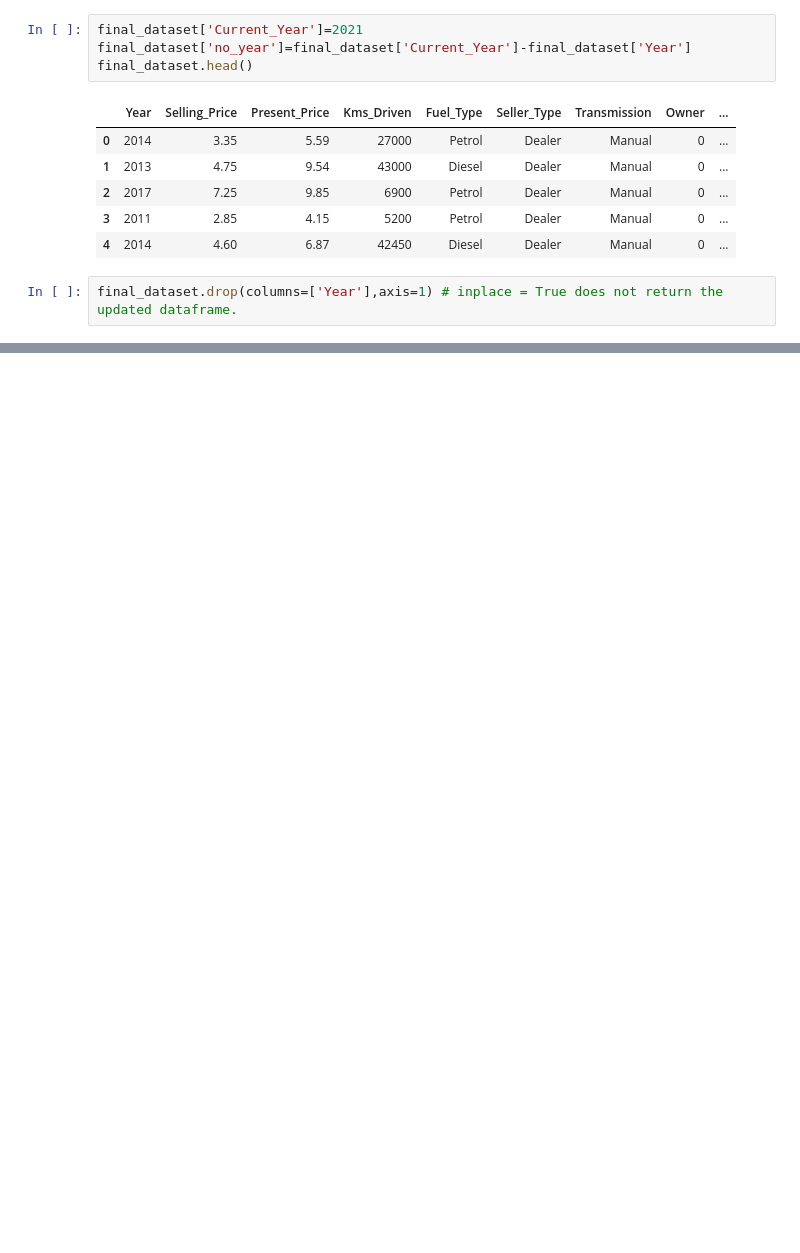
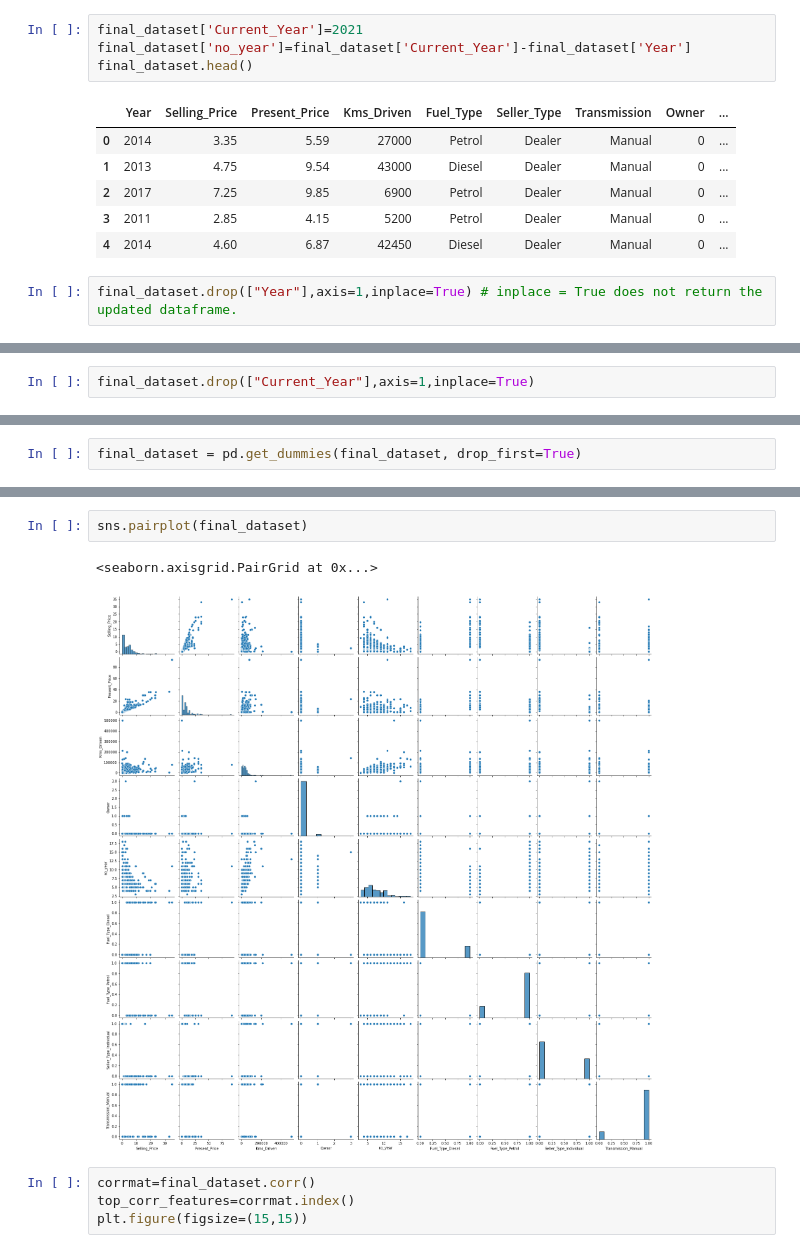
Before and after one commit to abanalii/Car-price-prediction, a Jupyter notebook: Car_Price_Prediction.ipynb, the cells around one changed output, grey strips where cells are left out. Cells and saved outputs as stored; diff of their text form; blank space fills up the shorter version.

```diff
--- a/Car_Price_Prediction.ipynb
+++ b/Car_Price_Prediction.ipynb
@@ -102,4 +105,4 @@ final_dataset.head()
 | 3 | 2011 | 2.85 | 4.15 | 5200 | Petrol | Dealer | Manual | 0 | ... |
 | 4 | 2014 | 4.60 | 6.87 | 42450 | Diesel | Dealer | Manual | 0 | ... |
 # %%
-final_dataset.drop(columns=['Year'],axis=1) # inplace = True does not return the updated dataframe.
+final_dataset.drop(["Year"],axis=1,inplace=True) # inplace = True does not return the updated dataframe.
@@ -107,0 +109,2 @@ KeyError: "['Year'] not found in axis"
+# %%
+final_dataset.drop(["Current_Year"],axis=1,inplace=True)
@@ -107,0 +120,2 @@ KeyError: "['Year'] not found in axis"
+# %%
+final_dataset = pd.get_dummies(final_dataset, drop_first=True)
@@ -107,0 +146,9 @@ KeyError: "['Year'] not found in axis"
+# %%
+sns.pairplot(final_dataset)
+# %% [output]
+<seaborn.axisgrid.PairGrid at 0x...>
+[figure, added]
+# %%
+corrmat=final_dataset.corr()
+top_corr_features=corrmat.index()
+plt.figure(figsize=(15,15))
```
Also changed, not shown: parts of 7 cells of this notebook.
